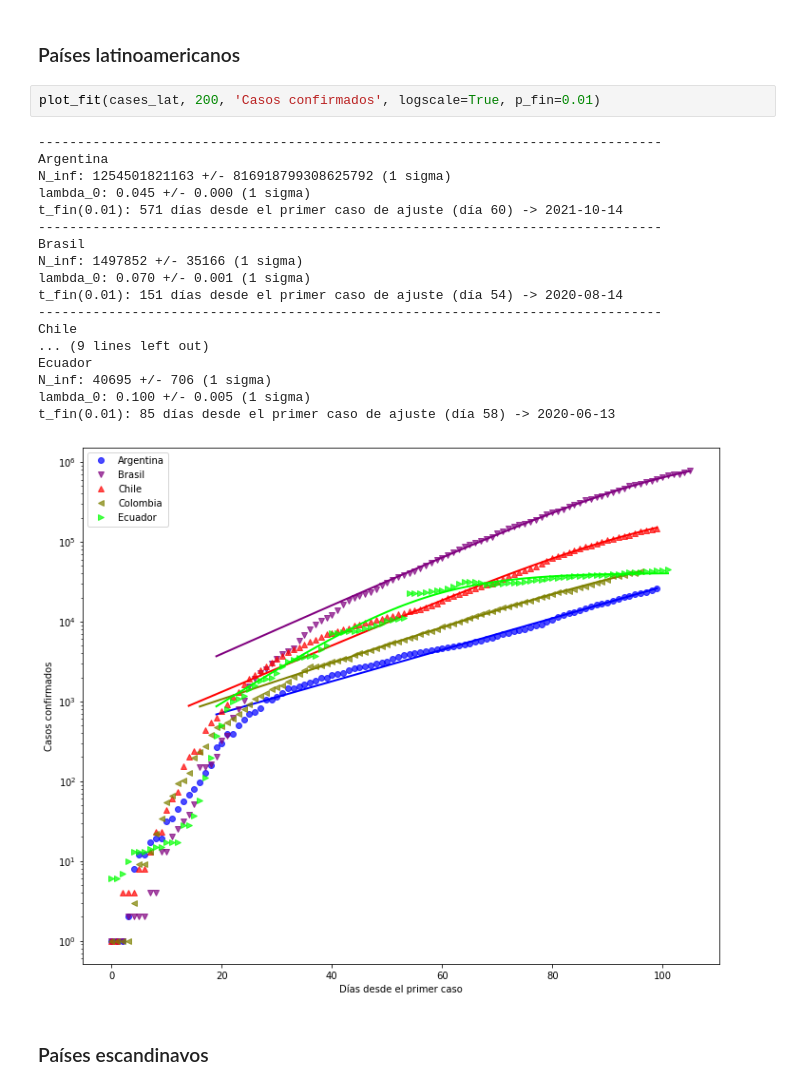
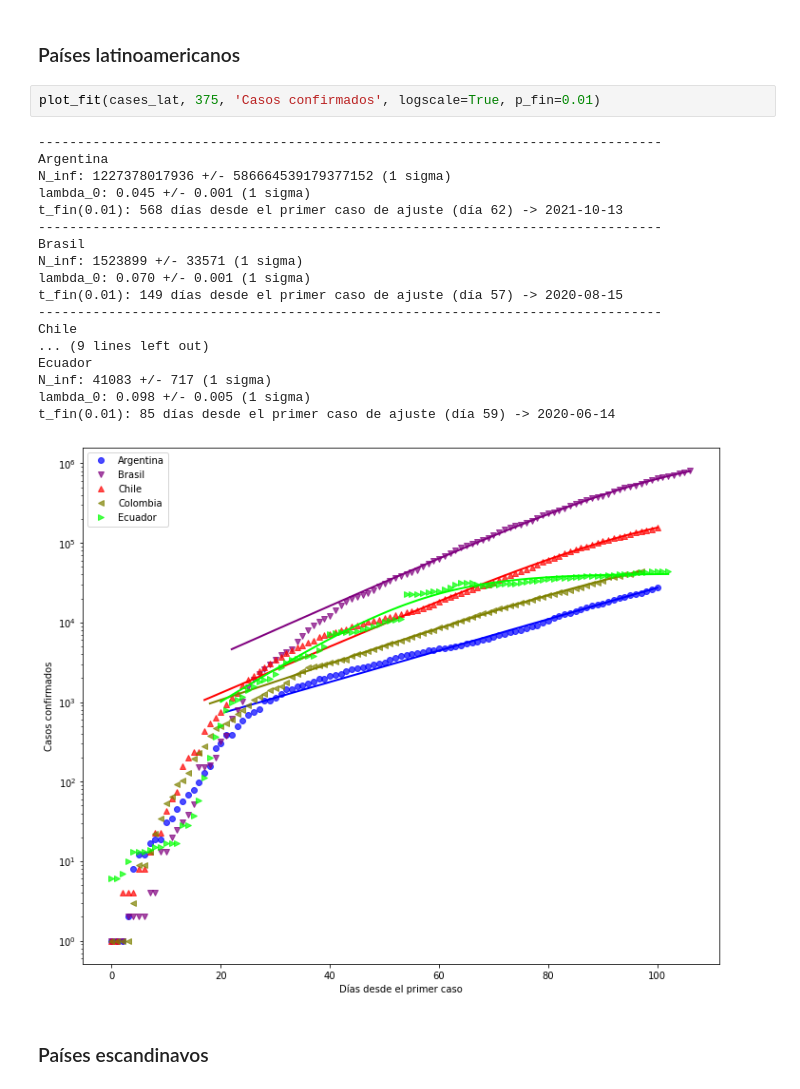
Before and after one commit to manuxch/logistic-covid19, a Jupyter notebook: Logistic_model_COVID-19.ipynb, the cells around one changed output. Cells and saved outputs as stored; diff of their text form.

```diff
--- a/Logistic_model_COVID-19.ipynb
+++ b/Logistic_model_COVID-19.ipynb
@@ -203,26 +203,26 @@ t_fin(0.01): 115 días desde el primer caso de ajuste (día 49) -> 2020-07-04
 # %% [markdown]
 ### Países latinoamericanos
 # %%
-plot_fit(cases_lat, 200, 'Casos confirmados', logscale=True, p_fin=0.01)
+plot_fit(cases_lat, 375, 'Casos confirmados', logscale=True, p_fin=0.01)
 # %% [output]
 --------------------------------------------------------------------------------
 Argentina
-N_inf: 1254501821163 +/- 816918799308625792 (1 sigma)
-lambda_0: 0.045 +/- 0.000 (1 sigma)
-t_fin(0.01): 571 días desde el primer caso de ajuste (día 60) -> 2021-10-14
+N_inf: 1227378017936 +/- 586664539179377152 (1 sigma)
+lambda_0: 0.045 +/- 0.001 (1 sigma)
+t_fin(0.01): 568 días desde el primer caso de ajuste (día 62) -> 2021-10-13
 --------------------------------------------------------------------------------
 Brasil
-N_inf: 1497852 +/- 35166 (1 sigma)
+N_inf: 1523899 +/- 33571 (1 sigma)
 lambda_0: 0.070 +/- 0.001 (1 sigma)
-t_fin(0.01): 151 días desde el primer caso de ajuste (día 54) -> 2020-08-14
+t_fin(0.01): 149 días desde el primer caso de ajuste (día 57) -> 2020-08-15
 --------------------------------------------------------------------------------
 Chile
 ... (9 lines left out)
 Ecuador
-N_inf: 40695 +/- 706 (1 sigma)
-lambda_0: 0.100 +/- 0.005 (1 sigma)
-t_fin(0.01): 85 días desde el primer caso de ajuste (día 58) -> 2020-06-13
+N_inf: 41083 +/- 717 (1 sigma)
+lambda_0: 0.098 +/- 0.005 (1 sigma)
+t_fin(0.01): 85 días desde el primer caso de ajuste (día 59) -> 2020-06-14
-[figure, old version]
+[figure, new version]
 # %% [markdown]
 ### Países escandinavos
 # %%
```
Also changed, not shown: parts of 8 cells of this notebook.
